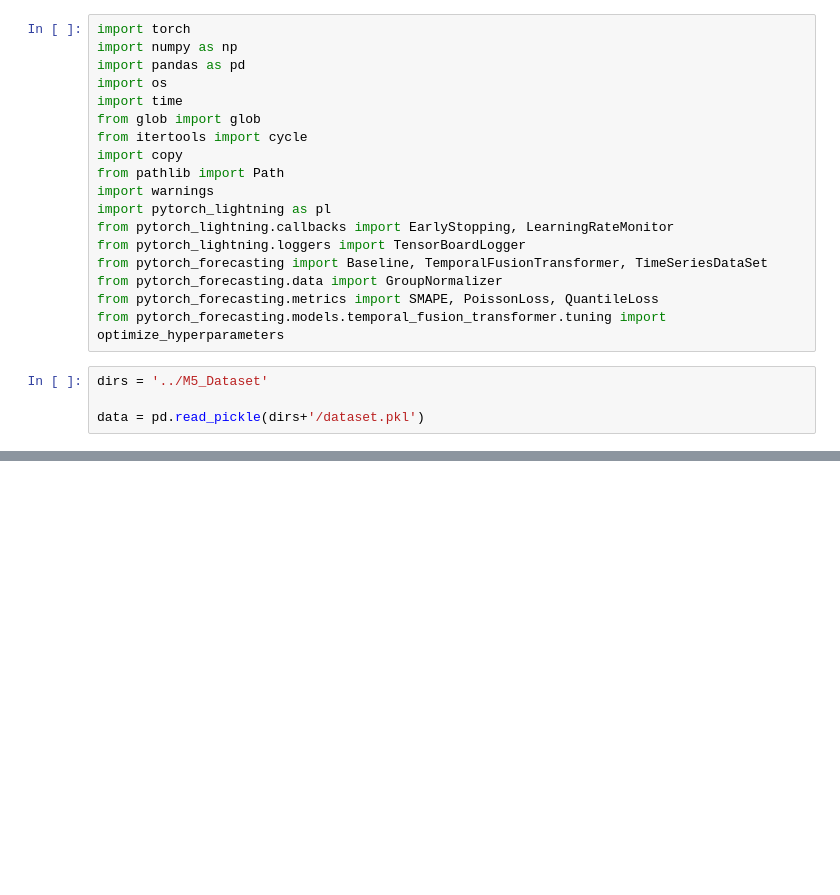
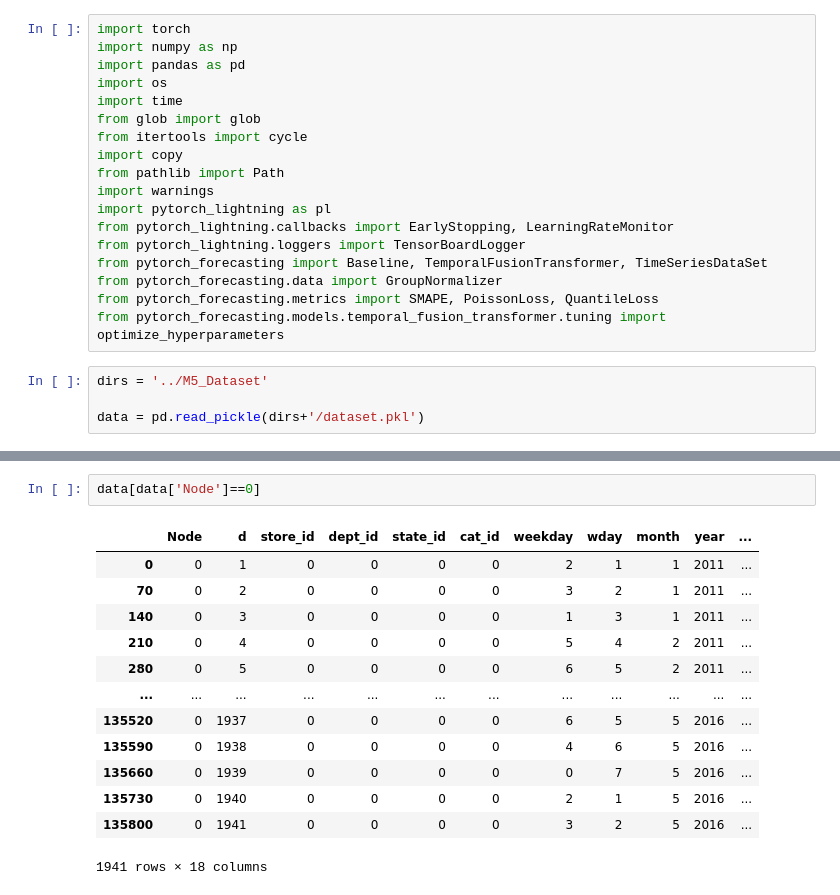
Before and after one commit to Kim-Ju-Hyeon/Temporal_Fusion_Transformer, a Jupyter notebook: Untitled.ipynb, the cells around one changed output, grey strips where cells are left out. Cells and saved outputs as stored; diff of their text form; blank space fills up the shorter version.

```diff
--- a/Untitled.ipynb
+++ b/Untitled.ipynb
@@ -70,0 +75,16 @@ data[70:140]
+# %%
+data[data['Node']==0]
+# %% [output]
+|  | Node | d | store_id | dept_id | state_id | cat_id | weekday | wday | month | year | ... |
+| 0 | 0 | 1 | 0 | 0 | 0 | 0 | 2 | 1 | 1 | 2011 | ... |
+| 70 | 0 | 2 | 0 | 0 | 0 | 0 | 3 | 2 | 1 | 2011 | ... |
+| 140 | 0 | 3 | 0 | 0 | 0 | 0 | 1 | 3 | 1 | 2011 | ... |
+| 210 | 0 | 4 | 0 | 0 | 0 | 0 | 5 | 4 | 2 | 2011 | ... |
+| 280 | 0 | 5 | 0 | 0 | 0 | 0 | 6 | 5 | 2 | 2011 | ... |
+| ... | ... | ... | ... | ... | ... | ... | ... | ... | ... | ... | ... |
+| 135520 | 0 | 1937 | 0 | 0 | 0 | 0 | 6 | 5 | 5 | 2016 | ... |
+| 135590 | 0 | 1938 | 0 | 0 | 0 | 0 | 4 | 6 | 5 | 2016 | ... |
+| 135660 | 0 | 1939 | 0 | 0 | 0 | 0 | 0 | 7 | 5 | 2016 | ... |
+| 135730 | 0 | 1940 | 0 | 0 | 0 | 0 | 2 | 1 | 5 | 2016 | ... |
+| 135800 | 0 | 1941 | 0 | 0 | 0 | 0 | 3 | 2 | 5 | 2016 | ... |
+1941 rows × 18 columns
```
Also changed, not shown: parts of 9 cells of this notebook, 2 other files.
